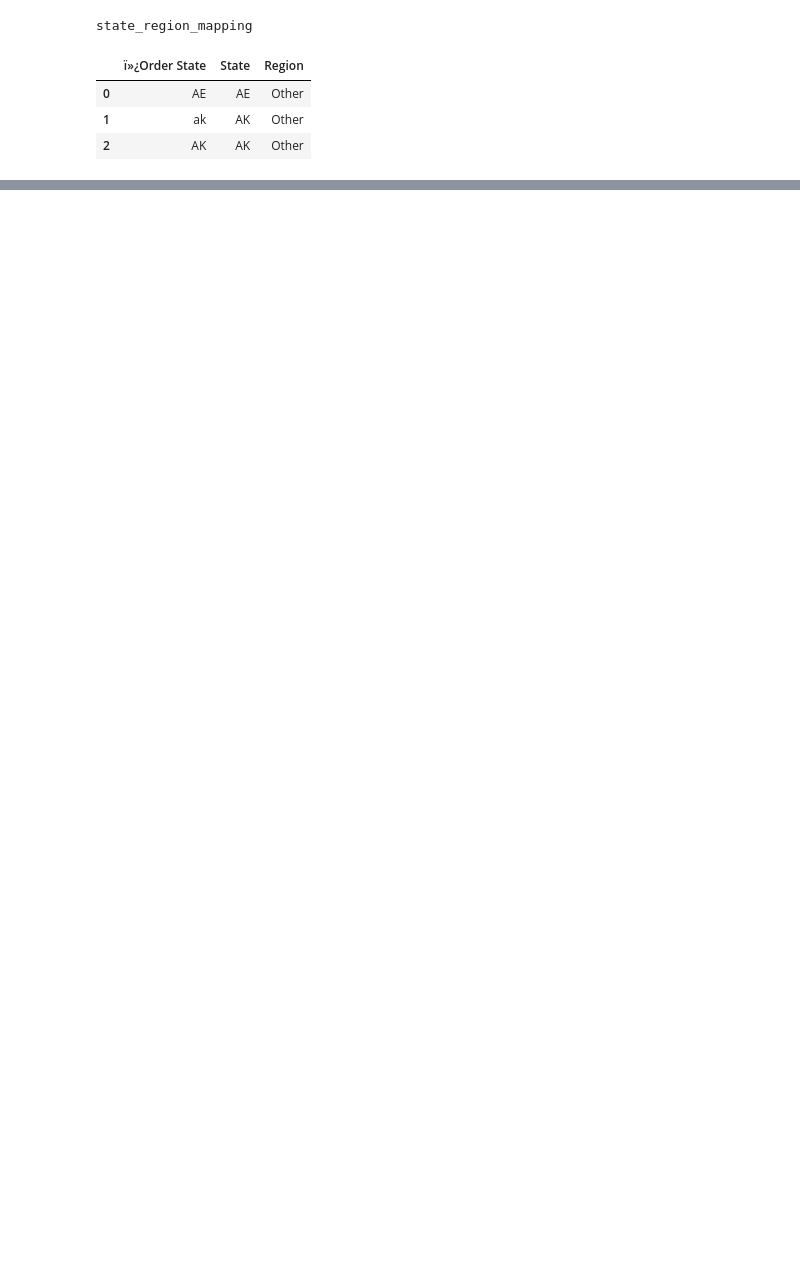
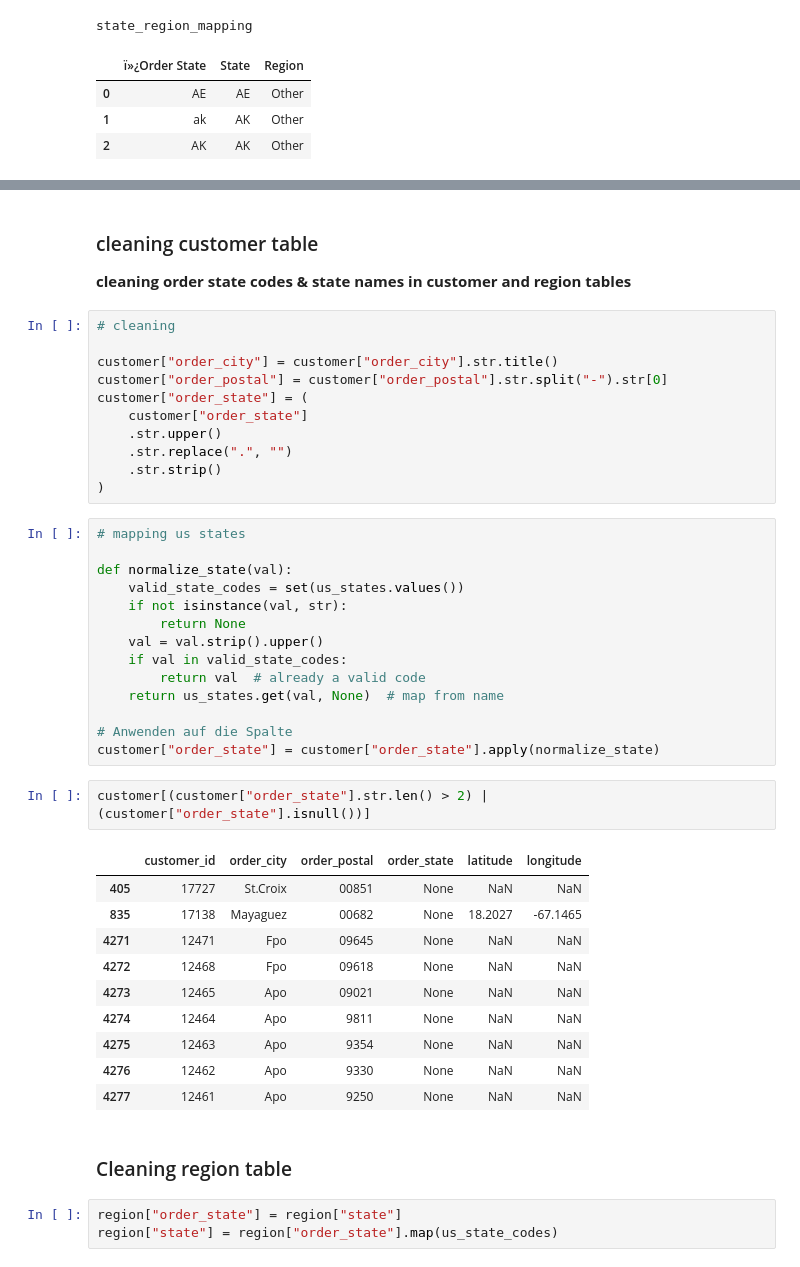
Before and after one commit to bfreiheit/shipping-cost-analysis, a Jupyter notebook: notebooks/etl.ipynb, the cells around one changed output, grey strips where cells are left out. Cells and saved outputs as stored; diff of their text form; blank space fills up the shorter version.

```diff
--- a/notebooks/etl.ipynb
+++ b/notebooks/etl.ipynb
@@ -83,0 +129,46 @@ state = dataframes[file_names[3]]
+# %% [markdown]
+### cleaning customer table
+**cleaning order state codes & state names in customer and region tables**
+# %%
+# cleaning
+
+customer["order_city"] = customer["order_city"].str.title()
+customer["order_postal"] = customer["order_postal"].str.split("-").str[0]
+customer["order_state"] = (
+    customer["order_state"]
+    .str.upper()
+    .str.replace(".", "")
+    .str.strip()
+)
+# %%
+# mapping us states
+
+def normalize_state(val):
+    valid_state_codes = set(us_states.values())
+    if not isinstance(val, str):
+        return None
+    val = val.strip().upper()
+    if val in valid_state_codes:
+        return val  # already a valid code
+    return us_states.get(val, None)  # map from name
+
+# Anwenden auf die Spalte
+customer["order_state"] = customer["order_state"].apply(normalize_state)
+# %%
+customer[(customer["order_state"].str.len() > 2) | (customer["order_state"].isnull())]
+# %% [output]
+|  | customer_id | order_city | order_postal | order_state | latitude | longitude |
+| 405 | 17727 | St.Croix | 00851 | None | NaN | NaN |
+| 835 | 17138 | Mayaguez | 00682 | None | 18.2027 | -67.1465 |
+| 4271 | 12471 | Fpo | 09645 | None | NaN | NaN |
+| 4272 | 12468 | Fpo | 09618 | None | NaN | NaN |
+| 4273 | 12465 | Apo | 09021 | None | NaN | NaN |
+| 4274 | 12464 | Apo | 9811 | None | NaN | NaN |
+| 4275 | 12463 | Apo | 9354 | None | NaN | NaN |
+| 4276 | 12462 | Apo | 9330 | None | NaN | NaN |
+| 4277 | 12461 | Apo | 9250 | None | NaN | NaN |
+# %% [markdown]
+### Cleaning region table
+# %%
+region["order_state"] = region["state"]
+region["state"] = region["order_state"].map(us_state_codes)
```
Also changed, not shown: parts of 45 cells of this notebook.
